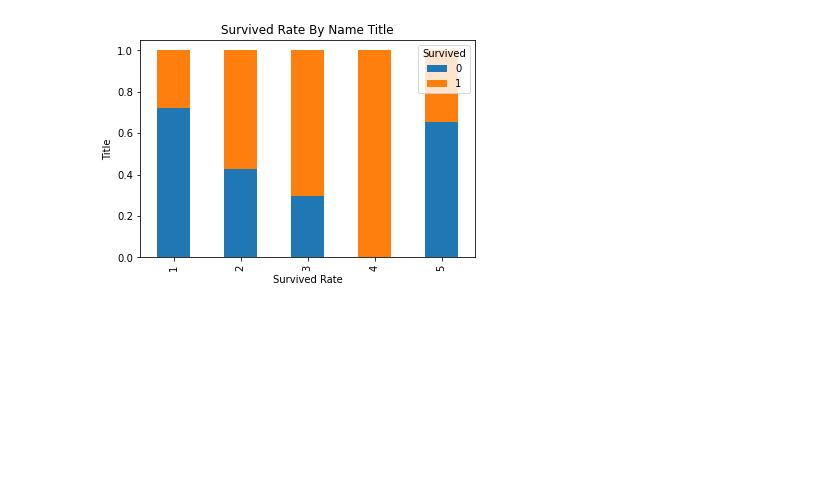
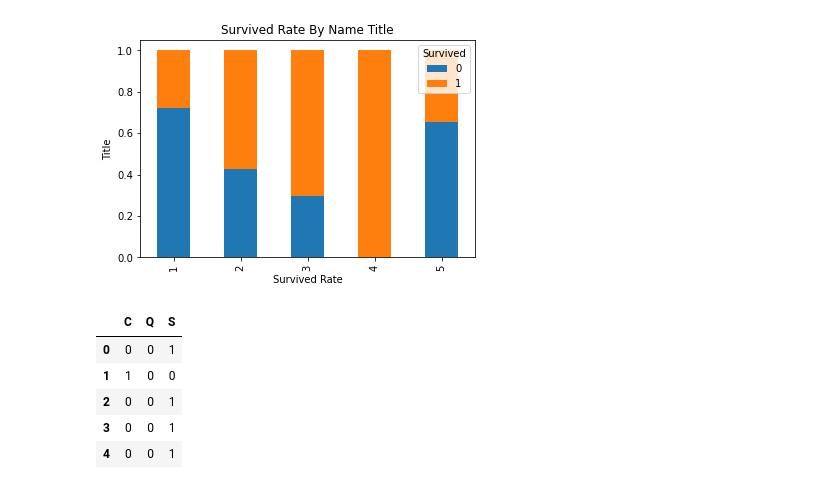
Before and after one commit to Abtinz/Machine-Learning-with-Python, a Jupyter notebook: Data Proccessing/TitanicPreproccessing/PreproccessingTitanic.ipynb, the cells around one changed output. Drawn from its saved outputs; the diff is of its cells as text; code cells hidden in the pictures; blank space fills up the shorter version.

```diff
--- a/Data Proccessing/TitanicPreproccessing/PreproccessingTitanic.ipynb
+++ b/Data Proccessing/TitanicPreproccessing/PreproccessingTitanic.ipynb
@@ -150,3 +150,14 @@ def pd_bar_plot(plotting_df,title,Xlabel,Ylabel):
 pd_bar_plot(percented_crosstabed_df,'Survived Rate By Name Title','Survived Rate','Title')
 # %% [output]
 [figure]
+# %%
+df = df.drop(['PassengerId', 'Name' , 'Ticket' , 'Cabin'],axis = 1)
+dummised_df = pd.get_dummies(df.Embarked)
+dummised_df.head()
+# %% [output]
+|  | C | Q | S |
+| 0 | 0 | 0 | 1 |
+| 1 | 1 | 0 | 0 |
+| 2 | 0 | 0 | 1 |
+| 3 | 0 | 0 | 1 |
+| 4 | 0 | 0 | 1 |
```
Also changed, not shown: parts of 1 cell of this notebook.
